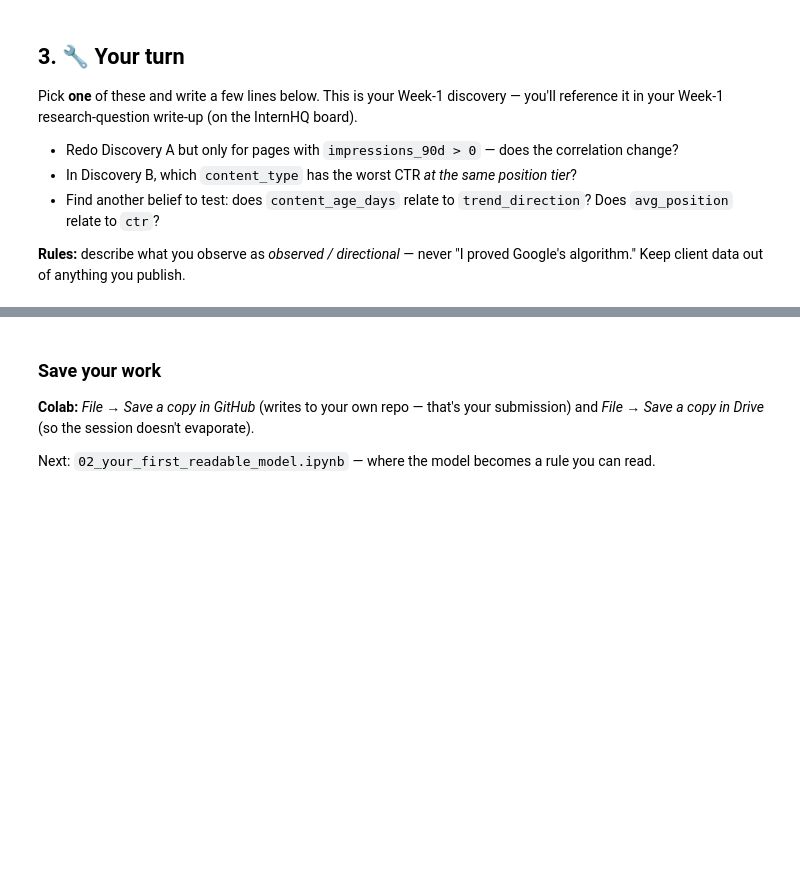
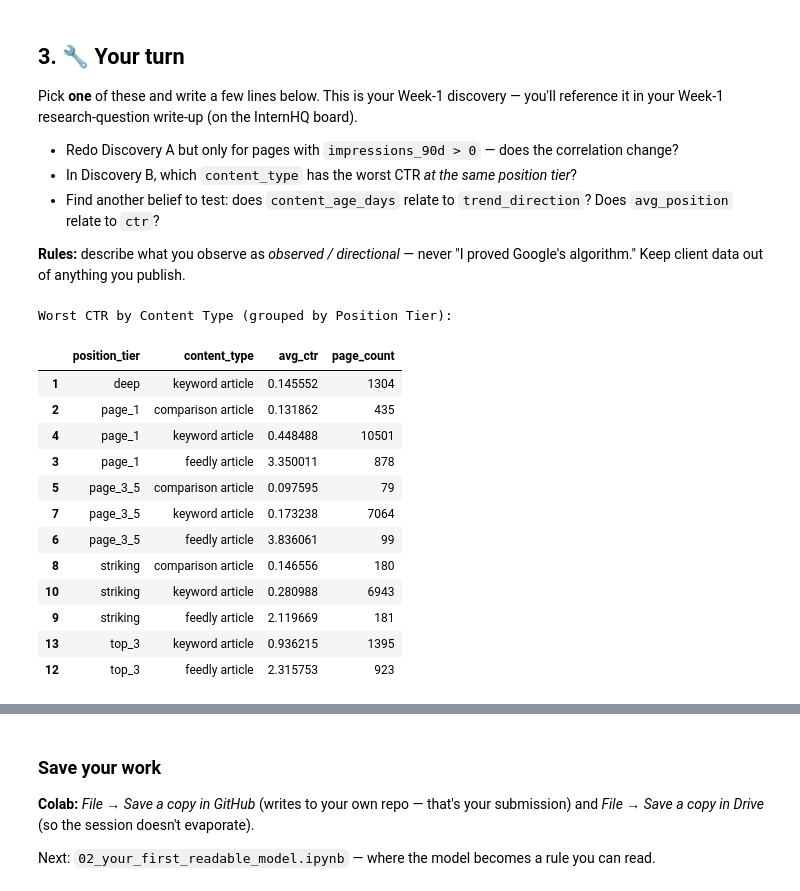
Before and after one commit to Ujjwalupreti/flyrank-internship-capstone, a Jupyter notebook: notebooks/01_first_look_and_discovery.ipynb, the cells around one changed output, grey strips where cells are left out. Cells and saved outputs as stored; diff of their text form; code cells hidden in the pictures; blank space fills up the shorter version.

Commit message:
Update 01_first_look_and_discovery

```diff
--- a/notebooks/01_first_look_and_discovery.ipynb
+++ b/notebooks/01_first_look_and_discovery.ipynb
@@ -98,4 +152,38 @@ Pick **one** of these and write a few lines below. This is your Week-1 discovery
 
 **Rules:** describe what you observe as *observed / directional* — never "I proved Google's algorithm." Keep client data out of anything you publish.
 # %%
-# Your discovery here
+# Discovery: Which content_type has the worst CTR at the same position tier?
+
+# 1. Group the data by position tier and content type, then calculate average CTR and total pages
+ctr_analysis = df.groupby(['position_tier', 'content_type']).agg(
+    avg_ctr=('ctr', 'mean'),
+    page_count=('content_id', 'count')
+).reset_index()
+
+# 2. Filter out edge cases
+valid_ctr = ctr_analysis[ctr_analysis['page_count'] > 50].copy()
+
+# 3. Sort by position tier first, then by worst CTR (ascending)
+worst_ctr_by_tier = valid_ctr.sort_values(
+    by=['position_tier', 'avg_ctr'],
+    ascending=[True, True]
+)
+
+# 4. Display the results
+print("Worst CTR by Content Type (grouped by Position Tier):")
+display(worst_ctr_by_tier.head(15))
+# %% [output]
+Worst CTR by Content Type (grouped by Position Tier):
+|  | position_tier | content_type | avg_ctr | page_count |
+| 1 | deep | keyword article | 0.145552 | 1304 |
+| 2 | page_1 | comparison article | 0.131862 | 435 |
+| 4 | page_1 | keyword article | 0.448488 | 10501 |
+| 3 | page_1 | feedly article | 3.350011 | 878 |
+| 5 | page_3_5 | comparison article | 0.097595 | 79 |
+| 7 | page_3_5 | keyword article | 0.173238 | 7064 |
+| 6 | page_3_5 | feedly article | 3.836061 | 99 |
+| 8 | striking | comparison article | 0.146556 | 180 |
+| 10 | striking | keyword article | 0.280988 | 6943 |
+| 9 | striking | feedly article | 2.119669 | 181 |
+| 13 | top_3 | keyword article | 0.936215 | 1395 |
+| 12 | top_3 | feedly article | 2.315753 | 923 |
```
Also changed, not shown: parts of 8 cells of this notebook.
